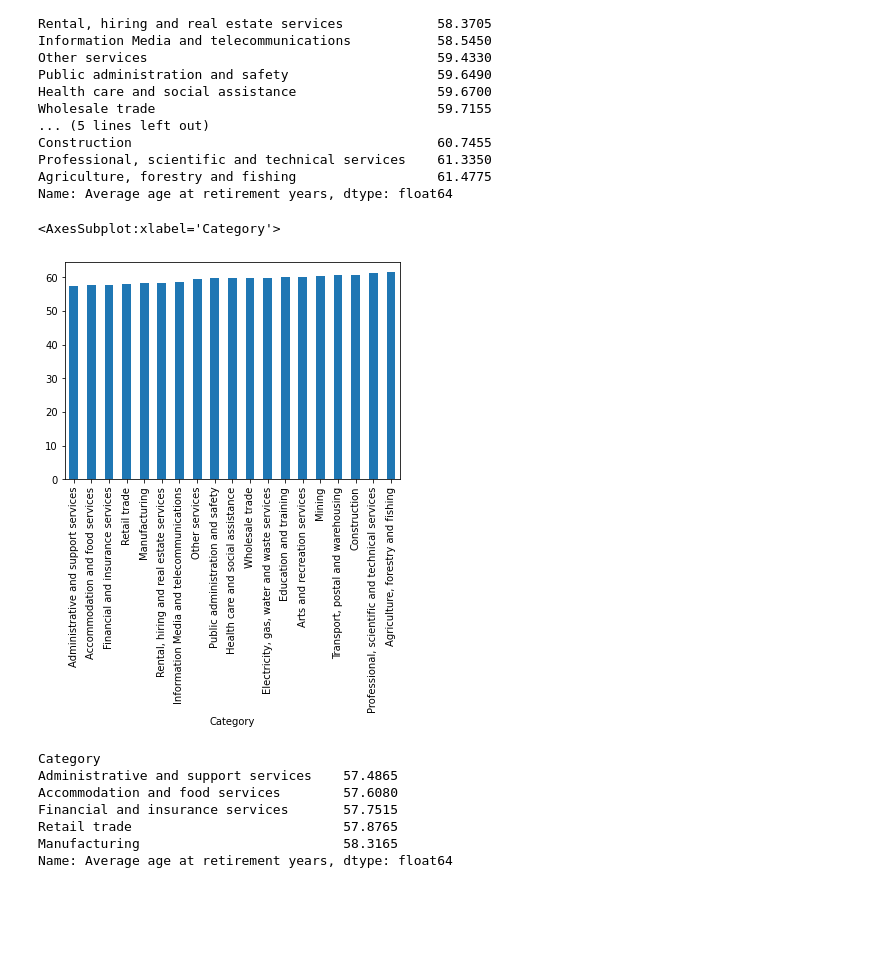
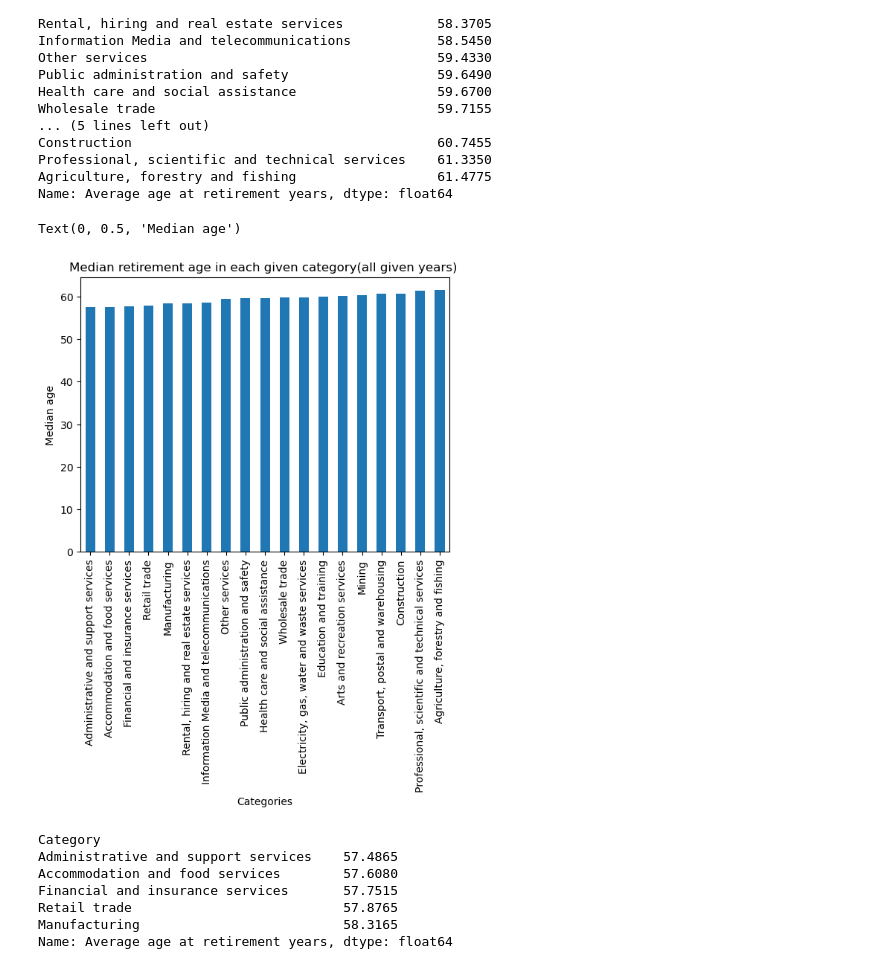
Before and after one commit to braydonnugent/Project1_Group4, a Jupyter notebook: question1_SV.ipynb, the cells around one changed output. Cells and saved outputs as stored; diff of their text form; code cells hidden in the pictures; blank space fills up the shorter version.

```diff
--- a/question1_SV.ipynb
+++ b/question1_SV.ipynb
@@ -54,7 +57,7 @@ array(['Agriculture, forestry and fishing', 'Mining', 'Manufacturing',
 # %% [markdown]
 # Do certain professions retire at an earlier age?
 # %%
-industry_condition = (retirees_df['Classification'] = 'Industry of last job')
+industry_condition = (retirees_df['Classification'] =='Industry of last job')
 gender_condition = (retirees_df['Sex'] == 'Persons') # Keeping all genders
 list_states = ['New South Wales',
 'Victoria',
@@ -149,8 +162,12 @@ Professional, scientific and technical services    61.3350
 Agriculture, forestry and fishing                  61.4775
 Name: Average age at retirement years, dtype: float64
 # %%
+# graph average age values by industry category
 med_retirement_age.plot(kind='bar')
+plt.title("Median retirement age in each given category(all given years) ")
+plt.xlabel("Categories")
+plt.ylabel("Median age")
 # %% [output]
-<AxesSubplot:xlabel='Category'>
+Text(0, 0.5, 'Median age')
-[figure, old version]
+[figure, new version]
 # %%
```
Also changed, not shown: parts of 12 cells of this notebook.
